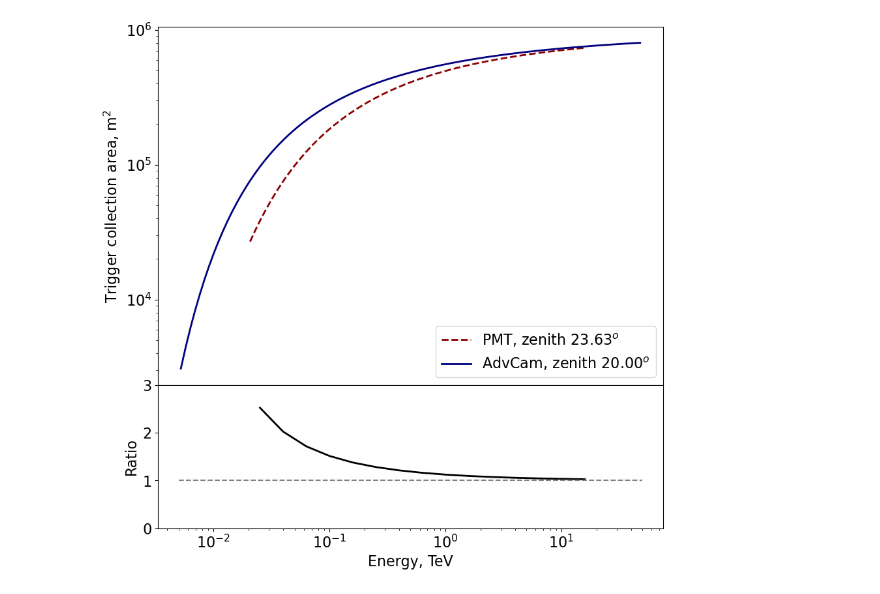
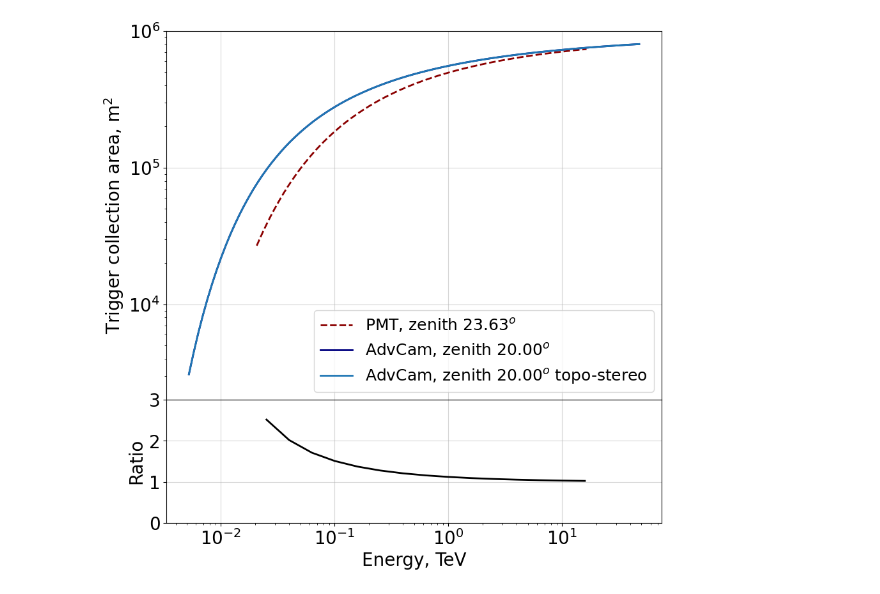
Before and after one commit to burmist-git/spenvis, a Jupyter notebook: plots.ipynb, the cells around one changed output. Saved outputs shown, nothing was run; the diff lists cells and outputs as text; code cells hidden in the pictures.

```diff
--- a/plots.ipynb
+++ b/plots.ipynb
@@ -13,7 +13,10 @@ import os
 #
 df_gr_trg_effArea_fit = pd.read_csv('gr_trg_effArea_fit.csv')
 df_gr_trg_effArea_AdvCam_fit = pd.read_csv('gr_trg_effArea_AdvCam_fit.csv')
+df_gr_trg_effArea_AdvCam_fit_stereo = pd.read_csv('gr_trg_effArea_AdvCam_fit_stereo.csv')
 df_gr_trg_effArea_AdvCam_vs_PMT_fit = pd.read_csv('gr_trg_effArea_AdvCam_vs_PMT_fit.csv')
 #
 df_gr_gamma_rates_trg_LST = pd.read_csv('gr_gamma_rates_trg_LST.csv')
 df_gr_gamma_rates_trg_LST_AdvCam = pd.read_csv('gr_gamma_rates_trg_LST_AdvCam.csv')
+df_gr_gamma_rates_trg_LST_AdvCam_stereo = pd.read_csv('gr_gamma_rates_trg_LST_AdvCam_stereo.csv')
+df_gr_gamma_rates_trg_PMT_vs_AdvCam_ratio = pd.read_csv('gr_gamma_rates_trg_PMT_vs_AdvCam_ratio.csv')
@@ -20,42 +39,50 @@ df_gr_gamma_rates_trg_LST_AdvCam = pd.read_csv('gr_gamma_rates_trg_LST_AdvCam.cs
 # %%
-fig, ax = plt.subplots(nrows=2, ncols=1, sharex=True, height_ratios=[5,2],figsize=(10,10))
+fig, ax = plt.subplots(nrows=2, ncols=1, sharex=True, height_ratios=[3,1],figsize=(10,10))
 fig.subplots_adjust(hspace=0.0, wspace=0.0)
 
+thefontsize=20
+
 #ax[0].set_xlabel('Energy, TeV',fontsize=16)
-ax[0].set_ylabel('Trigger collection area, m$^2$',fontsize=16)
+ax[0].set_ylabel('Trigger collection area, m$^2$',fontsize=thefontsize)
 ax[0].set_xscale('log')
 ax[0].set_yscale('log')
-#ax[0].grid(True)
+ax[0].set_ylim(2.0e+3,1.0e+6);
+ax[0].grid(True,alpha=0.5)
 #
 ax[0].plot(df_gr_trg_effArea_fit['xx'].values,df_gr_trg_effArea_fit['yy'].values,
          lw=2,color='darkred',
          ls='dashed',
          label='PMT, zenith 23.63$^o$')
 ax[0].plot(df_gr_trg_effArea_AdvCam_fit['xx'].values,df_gr_trg_effArea_AdvCam_fit['yy'].values,
          lw=2,
          color='navy',
          label='AdvCam, zenith 20.00$^o$')
-ax[0].legend(fontsize=16)
+ax[0].plot(df_gr_trg_effArea_AdvCam_fit_stereo['xx'].values,df_gr_trg_effArea_AdvCam_fit_stereo['yy'].values,
+         lw=2,
+         label='AdvCam, zenith 20.00$^o$ topo-stereo')
+ax[0].legend(fontsize=18)
 #
-ax[0].tick_params(axis='both', which='major', labelsize=16)
-ax[0].tick_params(axis='both', which='minor', labelsize=16)
+ax[0].tick_params(axis='both', which='major', labelsize=thefontsize)
+ax[0].tick_params(axis='both', which='minor', labelsize=thefontsize)
 
 #ax[1].grid(True)
 ax[1].plot(df_gr_trg_effArea_AdvCam_vs_PMT_fit['xx'].values,df_gr_trg_effArea_AdvCam_vs_PMT_fit['yy'].values,
          lw=2,
          color='black')
-ax[1].set_xlabel('Energy, TeV',fontsize=16)
+ax[1].set_xlabel('Energy, TeV',fontsize=thefontsize)
 
-ax[1].hlines(1,0.005,50,ls='dashed',color='grey')
+#ax[1].hlines(1,0.005,50,ls='dashed',color='grey')
+ax[1].grid(True,alpha=0.5)
 
-ax[1].tick_params(axis='both', which='major', labelsize=16)
-ax[1].tick_params(axis='both', which='minor', labelsize=16)
-ax[1].set_ylabel('Ratio',fontsize=16)
+ax[1].tick_params(axis='both', which='major', labelsize=thefontsize)
+ax[1].tick_params(axis='both', which='minor', labelsize=thefontsize)
+ax[1].set_ylabel('Ratio',fontsize=thefontsize)
 ax[1].set_ylim(0,3);
+
 
 plt.savefig('trg_effArea_AdvCam_vs_PMT_fit.pdf', bbox_inches='tight')
 
 # plt.show()
 # %% [output]
-[figure, old version]
+[figure, new version]
 # %%
```
Also changed, not shown: parts of 51 cells of this notebook, 6 other files.
